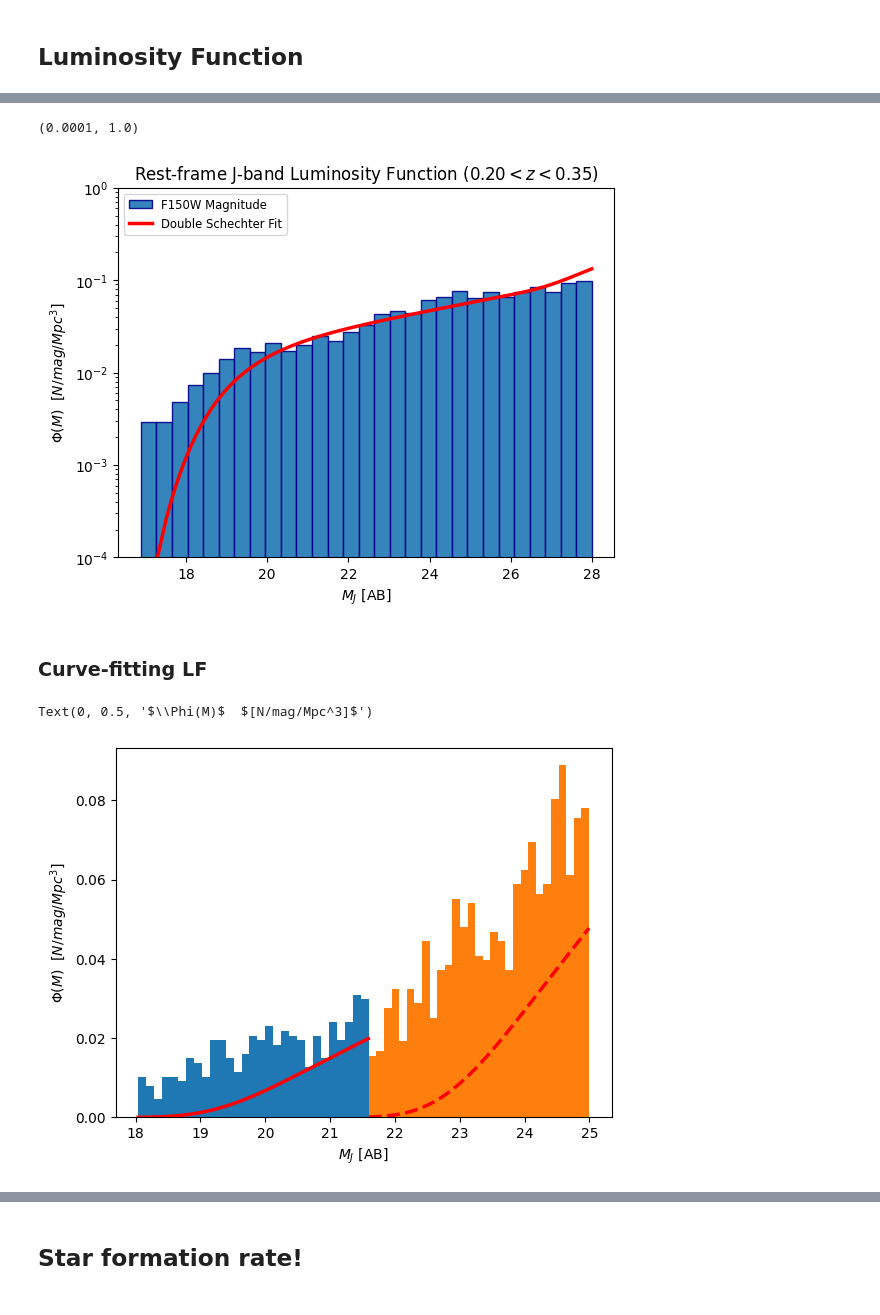
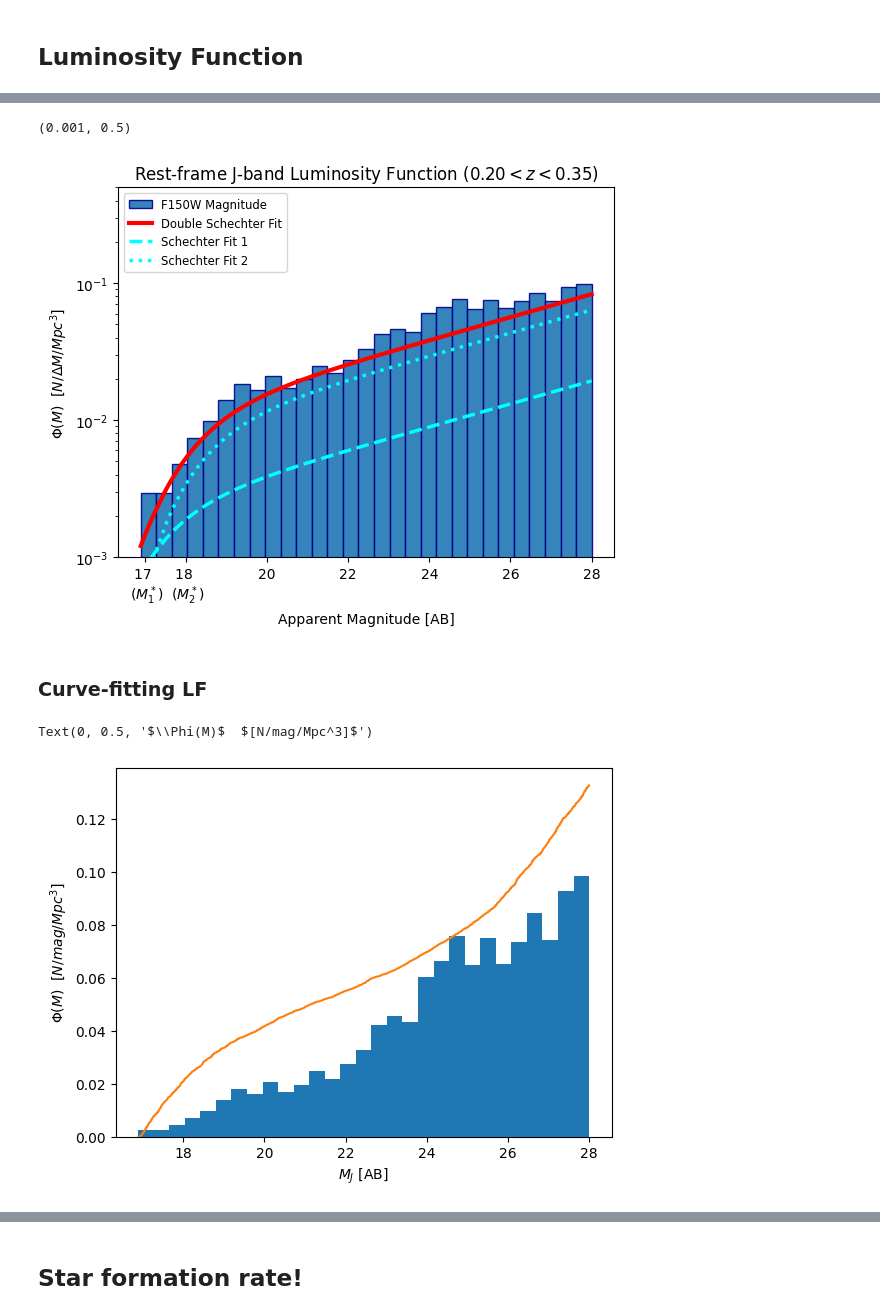
Before and after one commit to mayamerch/block-3-project, a Jupyter notebook: abell 2744.ipynb, the cells around one changed output, grey strips where cells are left out. Cells and saved outputs as stored; diff of their text form; code cells hidden in the pictures.

```diff
--- a/abell 2744.ipynb
+++ b/abell 2744.ipynb
@@ -409,6 +479,8 @@ df['U'] = list(restU)
 df['V'] = list(restV)
 df['J'] = list(restJ)
 df['mag'] = mag_f150
+df['ra'] = list(zout['ra'])
+df['dec'] = list(zout['dec'])
 
 df['mag'] = df['mag'].fillna(-1)
 df = df[df['mag'] > -1] # only valid ones now
@@ -684,57 +819,75 @@ def schechter(mag, phi_star=11, M_star=-21.9,a=-1.21):
 def double_schechter(mag1,phi_star1,M_star1,a1,mag2,phi_star2,M_star2,a2):
     func1 = (phi_star1) * 0.4*np.log(10) * (10**(0.4*(M_star1-mag1)))**(a1+1) / np.exp(10**(0.4*(M_star1-mag1)))
     func2 = (phi_star2) * 0.4*np.log(10) * (10**(0.4*(M_star2-mag2)))**(a2+1) / np.exp(10**(0.4*(M_star2-mag2)))
-    return func1 + func2
+    return func1, func2, func1+func2
 # %%
 ## Histogram
 df_cut_z =  df[(df['z_phot'] > 0.20) & (df['z_phot'] <= 0.35)]
 data = df_cut_z['mag'][(df_cut_z['mag'] >= 16.8) & (df_cut_z['mag'] <= 28)]
 norm = normalization_param(0.20, 0.35, area)
 
 ## Schechter (single and double)
 sch = schechter(data, phi_star=0.0045, M_star=16.8,a=-1.21)
-double_sch = double_schechter(mag1=data, phi_star1=0.0195, M_star1=19, a1=-1.21, mag2=data, phi_star2=0.09, M_star2=28, a2=-1.21)
+func1, func2, double_sch = double_schechter(mag1=data, phi_star1=0.0025, M_star1=17, a1=-1.21, mag2=data, phi_star2=0.01, M_star2=18, a2=-1.21)
 
-mag_sort, sch_sort = zip(*sorted(zip(data, sch)))
+#mag_sort, sch_sort = zip(*sorted(zip(data, sch)))
 mag_sort, doub_sch_sort = zip(*sorted(zip(data, double_sch)))
+mag_sort1, func1_sort = zip(*sorted(zip(data, func1)))
+mag_sort2, func2_sort = zip(*sorted(zip(data, func2)))
 
 ## Plotting
+plt.xticks([16, 17, 18, 20, 22, 24, 26, 28], ['16', '17 \n ($M_1^*$)', '18 \n ($M_2^*$)', '20', '22', '24','26', '28'])
 plt.hist(data, bins=np.linspace(min(data), 28, 30), weights=np.ones_like(data)/((28-min(data))/30)/norm, edgecolor='darkblue', alpha=0.9, label='F150W Magnitude')
-plt.plot(mag_sort, doub_sch_sort, color='red', linewidth=2.5, label='Double Schechter Fit')
+plt.plot(mag_sort, doub_sch_sort, color='red', linewidth=3, label='Double Schechter Fit')
+plt.plot(mag_sort1, func1_sort, color='cyan', linestyle='dashed', linewidth=2.5, label='Schechter Fit 1')
+plt.plot(mag_sort2, func2_sort, color='cyan', linestyle='dotted', linewidth=2.5, label='Schechter Fit 2')
 
-plt.xlabel('$M_J$ [AB]')
-plt.ylabel('$\Phi(M)$  $[N/mag/Mpc^3]$')
+plt.xlabel('Apparent Magnitude [AB]')
+plt.ylabel('$\Phi(M)$  $[N/\Delta M/Mpc^3]$')
 plt.title('Rest-frame J-band Luminosity Function $(0.20 < z < 0.35)$')
 plt.legend(fontsize='small', loc='upper left')
-plt.yscale('log'); plt.ylim(1e-4, 1e0)
+plt.yscale('log');
+plt.ylim(1e-3, 0.5e0)
 # %% [output]
-(0.0001, 1.0)
+(0.001, 0.5)
-[figure, old version]
+[figure, new version]
 # %% [markdown]
 ### Curve-fitting LF
 # %%
 ### SPLITTING
-x1 = np.array(mag_sort[0:430])
-y1 = schechter(x1, phi_star=0.02, M_star=20,a=-1.21)
-x2 = np.array(mag_sort[430:])
-y2 = schechter(x2, phi_star=0.05, M_star=23.5,a=-1.21)
+#x1 = np.array(mag_sort[0:2860])
+#y1 = schechter(x1, phi_star=0.02, M_star=20,a=-1.21)
+#x2 = np.array(mag_sort[430:])
+#y2 = schechter(x2, phi_star=0.05, M_star=23.5,a=-1.21)
 
-bin1, bin2 = mag_sort[0], mag_sort[430]
-bin3, bin4 = mag_sort[430], mag_sort[1574]
+#bin1, bin2 = mag_sort[0], mag_sort[430]
+#bin3, bin4 = mag_sort[430], mag_sort[len(mag_sort)-1]
 
-plt.hist(x1, bins=np.linspace(bin1, bin2, 30), weights=np.ones_like(x1)/((bin2-bin1)/30)/norm)
-plt.plot(x1, y1, color='red', linewidth=2.5)
+#plt.plot(x1, y2, color='red', linewidth=2.5, label='Schechter Fit 1')
+#plt.plot(x2, y2, color='red', linestyle='--', linewidth=2.5, label='Schechter Fit 2')
 
-plt.hist(x2, bins=np.linspace(bin3, bin4, 30), weights=np.ones_like(x2)/((bin4-bin3)/30)/norm)
-plt.plot(x2, y2, color='red', linestyle='--', linewidth=2.5)
+#plt.hist(mag_sort, bins=np.linspace(bin1, bin4, 3290), weights=np.ones_like(mag_sort)/((bin4-bin1)/3290)/norm, color='tab:blue')
+#plt.hist(x2, bins=np.linspace(bin3, bin4, 30), weights=np.ones_like(x2)/((bin4-bin3)/30)/norm)
 
-#plt.yscale('log')
+
+# (mag1=data, phi_star1=0.0195, M_star1=19, a1=-1.21, mag2=data, phi_star2=0.09, M_star2=28, a2=-1.21)
+
+
+
+mag_sort = np.array(mag_sort)
+func1 = (0.0195) * 0.4*np.log(10) * (10**(0.4*(19-mag_sort)))**(-1.21+1) / np.exp(10**(0.4*(19-mag_sort)))
+func2 = (0.0900) * 0.4*np.log(10) * (10**(0.4*(28-mag_sort)))**(-1.21+1) / np.exp(10**(0.4*(28-mag_sort)))
+
+plt.hist(mag_sort, bins=np.linspace(min(mag_sort), 28, 30), weights=np.ones_like(mag_sort)/((28-min(mag_sort))/30)/norm)
+plt.plot(np.linspace(min(mag_sort), max(mag_sort), len(func1+func2)), func1+func2)
+
+#plt.yscale('log'); plt.ylim(1e-3, 1e0)
 
 plt.xlabel('$M_J$ [AB]')
 plt.ylabel('$\Phi(M)$  $[N/mag/Mpc^3]$')
 # %% [output]
 Text(0, 0.5, '$\\Phi(M)$  $[N/mag/Mpc^3]$')
-[figure, old version]
+[figure, new version]
 # %%
 popt1, pcov1 = curve_fit(schechter, x1, y1, p0=[0.01, 19, -1.3], sigma=np.sqrt(y1), absolute_sigma=True, bounds=([0, 15, -2], [0.10, 25, 0]))
 popt2, pcov2 = curve_fit(schechter, x2, y2, p0=[0.060, 25, -1.1], sigma=np.sqrt(y2), absolute_sigma=True, bounds=([0, 15, -2], [0.10, 25, 0]))
```
Also changed, not shown: parts of 23 cells of this notebook, 1 other file.
